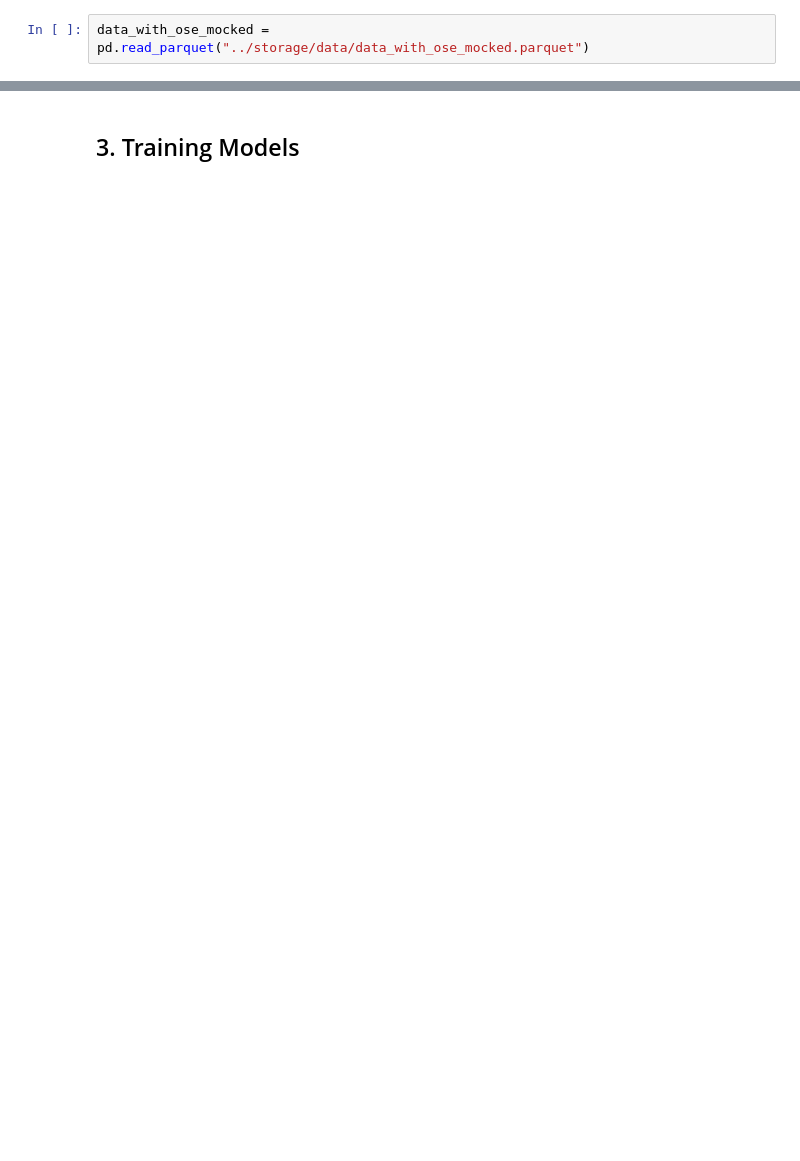
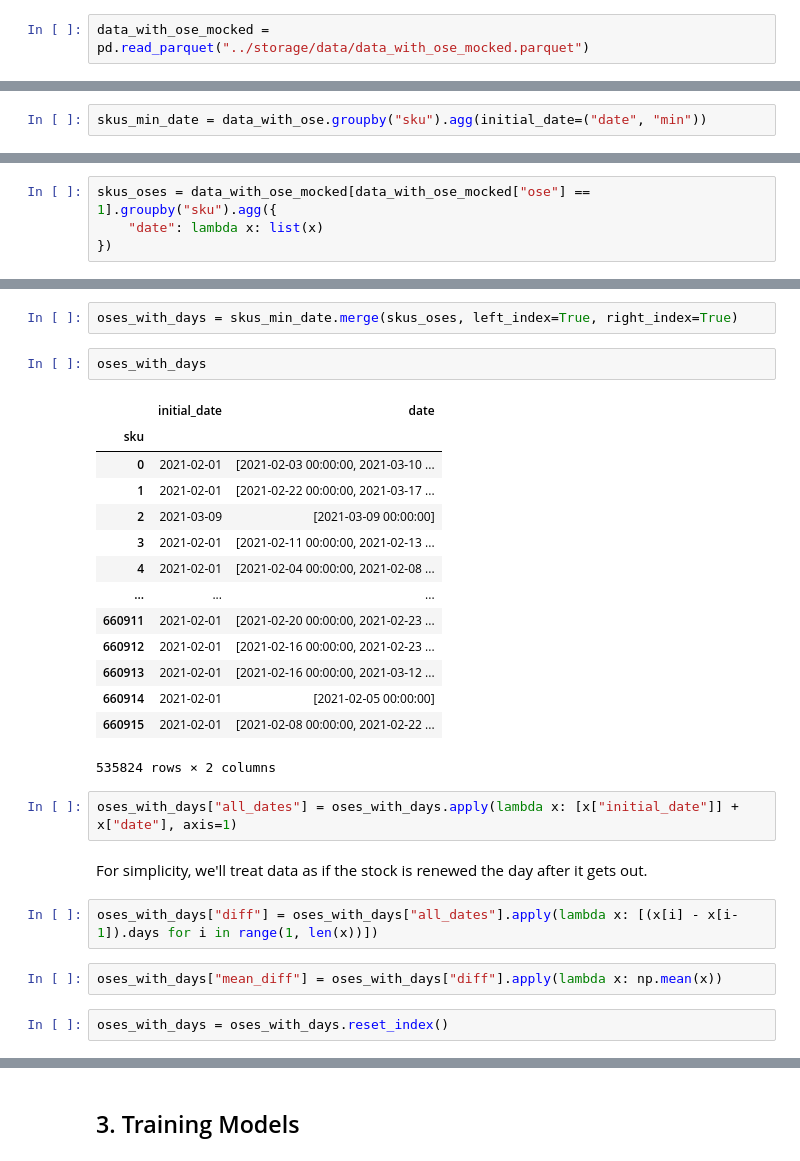
Before and after one commit to santortiz/out-of-stock, a Jupyter notebook: notebooks/eda.ipynb, the cells around one changed output, grey strips where cells are left out. Saved outputs shown, nothing was run; the diff lists cells and outputs as text; blank space fills up the shorter version.

```diff
--- a/notebooks/eda.ipynb
+++ b/notebooks/eda.ipynb
@@ -313,0 +360,2 @@ data_with_ose_mocked = pd.read_parquet("../storage/data/data_with_ose_mocked.par
+# %%
+skus_min_date = data_with_ose.groupby("sku").agg(initial_date=("date", "min"))
@@ -345,0 +396,4 @@ An ose is characterized by having less than 1440 minutes_active and being preced
+# %%
+skus_oses = data_with_ose_mocked[data_with_ose_mocked["ose"] == 1].groupby("sku").agg({
+    "date": lambda x: list(x)
+})
@@ -345,0 +417,29 @@ An ose is characterized by having less than 1440 minutes_active and being preced
+# %%
+oses_with_days = skus_min_date.merge(skus_oses, left_index=True, right_index=True)
+# %%
+oses_with_days
+# %% [output]
+|  | initial_date | date |
+| sku |  |  |
+| 0 | 2021-02-01 | [2021-02-03 00:00:00, 2021-03-10 ... |
+| 1 | 2021-02-01 | [2021-02-22 00:00:00, 2021-03-17 ... |
+| 2 | 2021-03-09 | [2021-03-09 00:00:00] |
+| 3 | 2021-02-01 | [2021-02-11 00:00:00, 2021-02-13 ... |
+| 4 | 2021-02-01 | [2021-02-04 00:00:00, 2021-02-08 ... |
+| ... | ... | ... |
+| 660911 | 2021-02-01 | [2021-02-20 00:00:00, 2021-02-23 ... |
+| 660912 | 2021-02-01 | [2021-02-16 00:00:00, 2021-02-23 ... |
+| 660913 | 2021-02-01 | [2021-02-16 00:00:00, 2021-03-12 ... |
+| 660914 | 2021-02-01 | [2021-02-05 00:00:00] |
+| 660915 | 2021-02-01 | [2021-02-08 00:00:00, 2021-02-22 ... |
+535824 rows × 2 columns
+# %%
+oses_with_days["all_dates"] = oses_with_days.apply(lambda x: [x["initial_date"]] + x["date"], axis=1)
+# %% [markdown]
+For simplicity, we'll treat data as if the stock is renewed the day after it gets out.
+# %%
+oses_with_days["diff"] = oses_with_days["all_dates"].apply(lambda x: [(x[i] - x[i-1]).days for i in range(1, len(x))])
+# %%
+oses_with_days["mean_diff"] = oses_with_days["diff"].apply(lambda x: np.mean(x))
+# %%
+oses_with_days = oses_with_days.reset_index()
```
Also changed, not shown: parts of 15 cells of this notebook.
